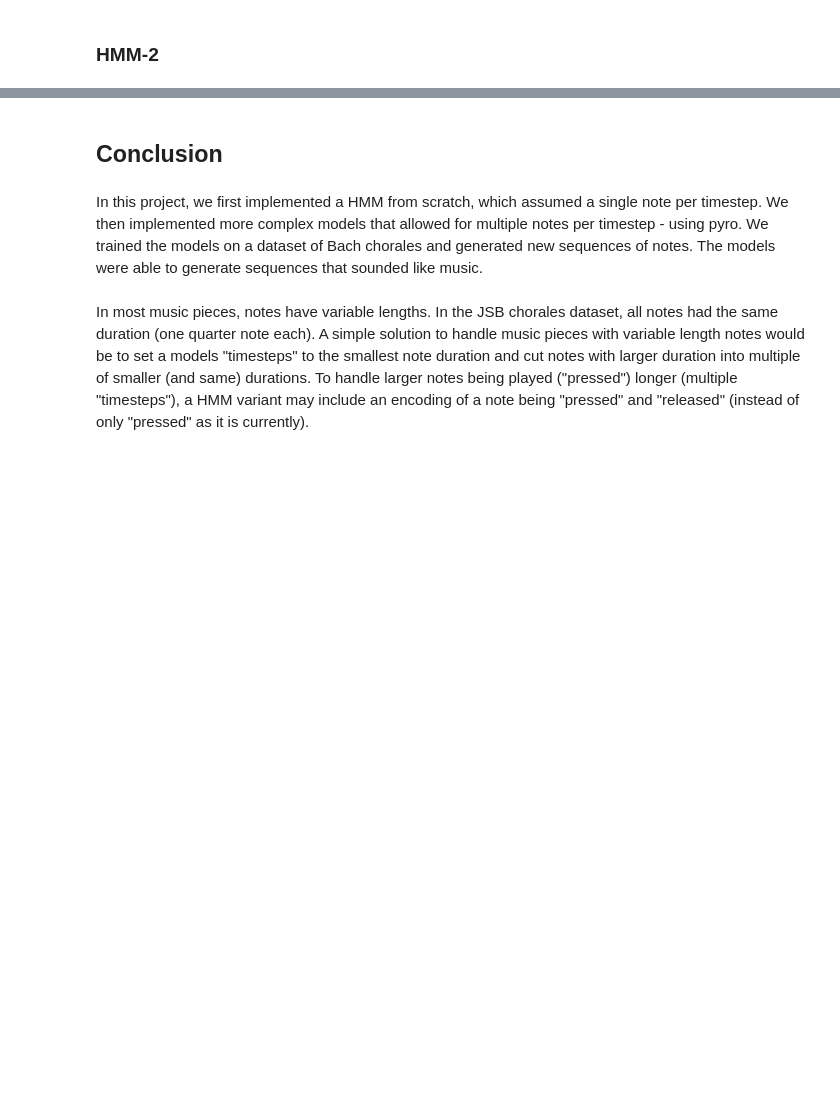
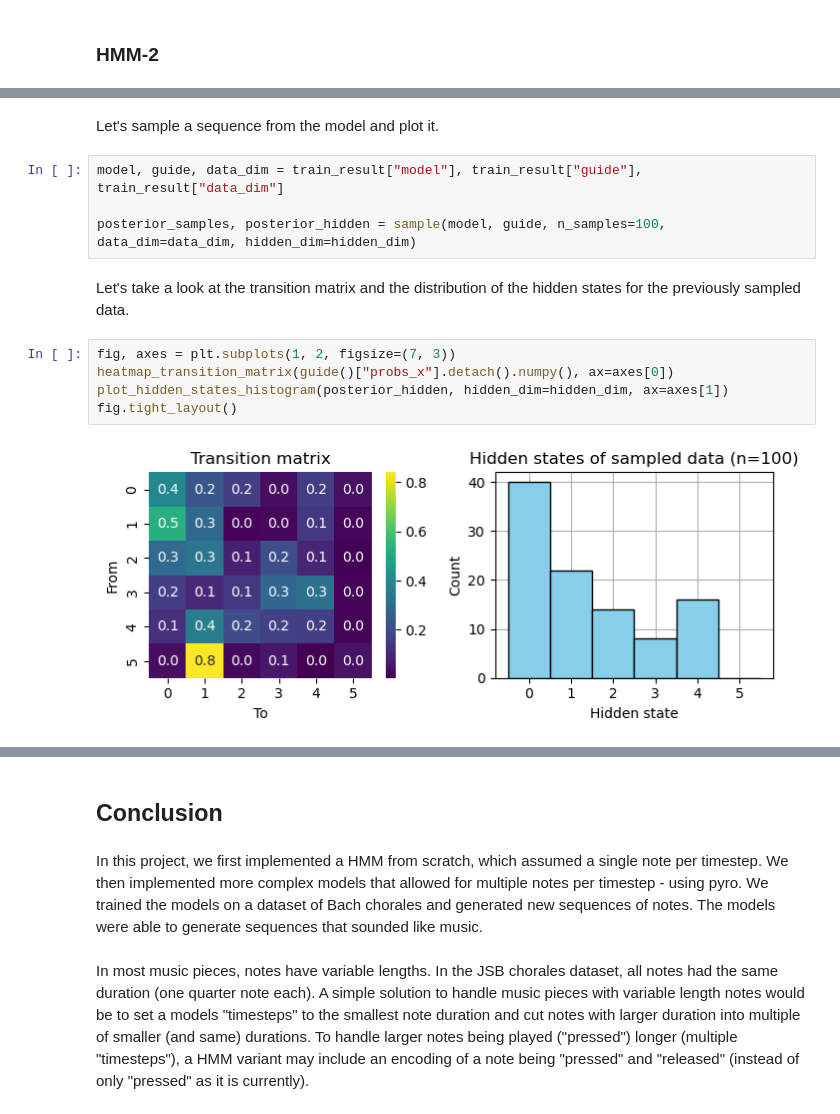
Before and after one commit to RasmusML/musicHMM, a Jupyter notebook: music_generation.ipynb, the cells around one changed output, grey strips where cells are left out. Drawn from its saved outputs; the diff is of its cells as text; blank space fills up the shorter version.

```diff
--- a/music_generation.ipynb
+++ b/music_generation.ipynb
@@ -448,0 +559,15 @@ audio_widget("out/hmm1_example_no_training.mp3")
+# %% [markdown]
+Let's sample a sequence from the model and plot it.
+# %%
+model, guide, data_dim = train_result["model"], train_result["guide"], train_result["data_dim"]
+
+posterior_samples, posterior_hidden = sample(model, guide, n_samples=100, data_dim=data_dim, hidden_dim=hidden_dim)
+# %% [markdown]
+Let's take a look at the transition matrix and the distribution of the hidden states for the previously sampled data.
+# %%
+fig, axes = plt.subplots(1, 2, figsize=(7, 3))
+heatmap_transition_matrix(guide()["probs_x"].detach().numpy(), ax=axes[0])
+plot_hidden_states_histogram(posterior_hidden, hidden_dim=hidden_dim, ax=axes[1])
+fig.tight_layout()
+# %% [output]
+[figure, added]
```
Also changed, not shown: parts of 42 cells of this notebook.
